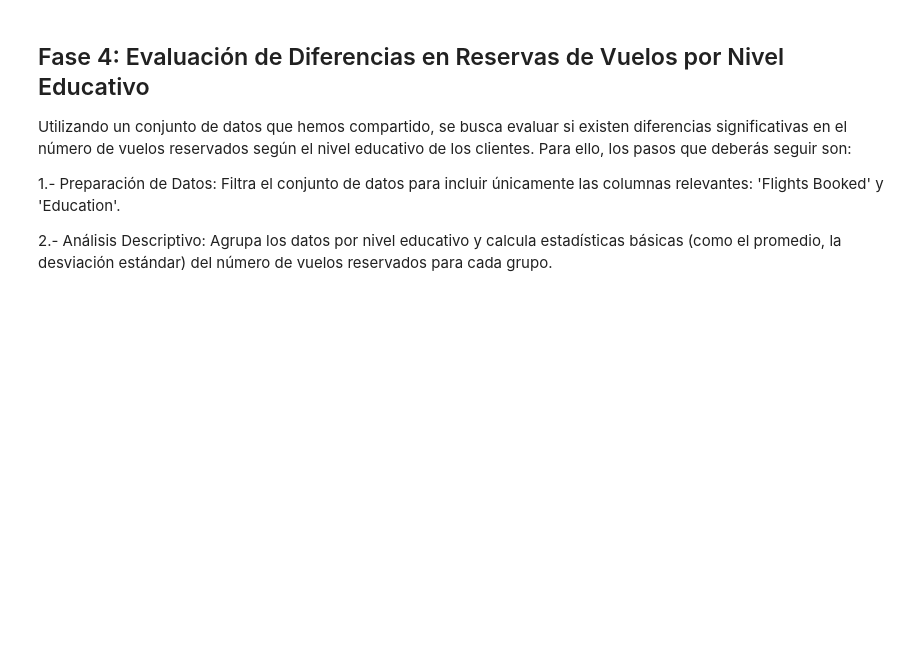
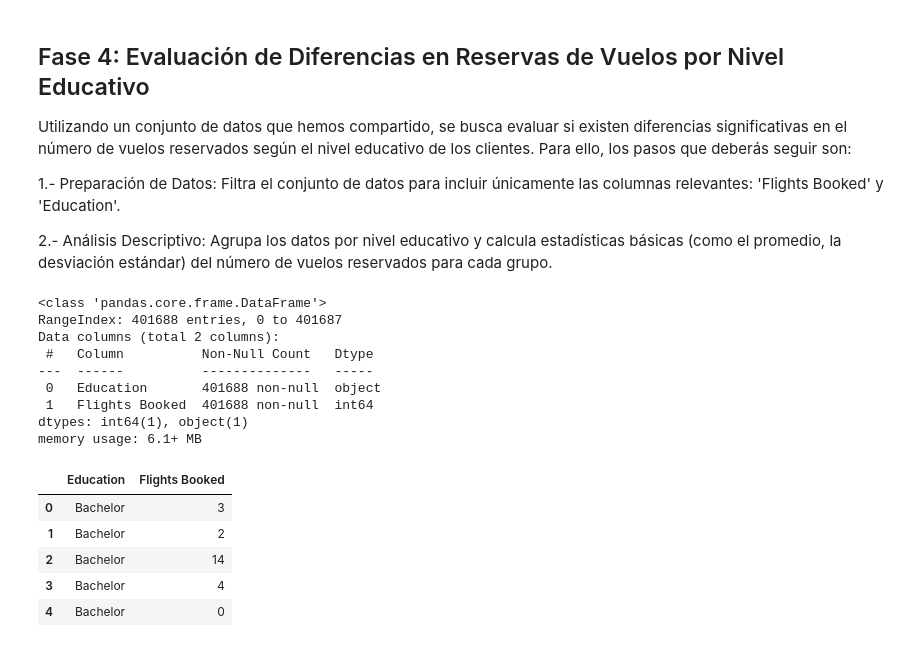
Before and after one commit to Adalab/bda-modulo-3-evaluacion-final-MatiC-hub-1, a Jupyter notebook: notebooks/resolucion_final.ipynb, the cells around one changed output. Cells and saved outputs as stored; diff of their text form; code cells hidden in the pictures; blank space fills up the shorter version.

```diff
--- a/notebooks/resolucion_final.ipynb
+++ b/notebooks/resolucion_final.ipynb
@@ -1503,0 +1507,20 @@ Utilizando un conjunto de datos que hemos compartido, se busca evaluar si existe
+# %%
+# Revisión dataframe
+df_edu_flights.info()
+df_edu_flights.head()
+# %% [output]
+<class 'pandas.core.frame.DataFrame'>
+RangeIndex: 401688 entries, 0 to 401687
+Data columns (total 2 columns):
+ #   Column          Non-Null Count   Dtype
+---  ------          --------------   -----
+ 0   Education       401688 non-null  object
+ 1   Flights Booked  401688 non-null  int64
+dtypes: int64(1), object(1)
+memory usage: 6.1+ MB
+|  | Education | Flights Booked |
+| 0 | Bachelor | 3 |
+| 1 | Bachelor | 2 |
+| 2 | Bachelor | 14 |
+| 3 | Bachelor | 4 |
+| 4 | Bachelor | 0 |
```
Also changed, not shown: parts of 9 cells of this notebook, 2 other files.
